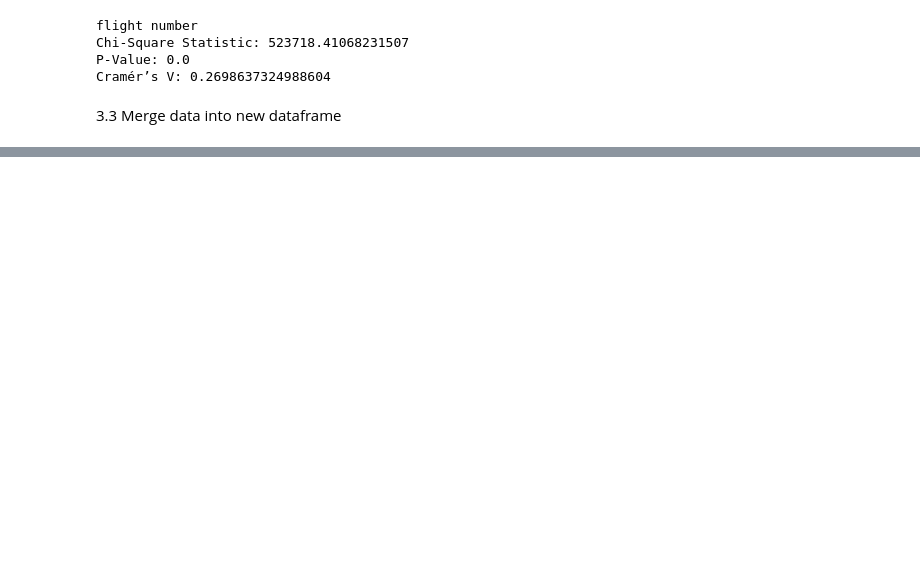
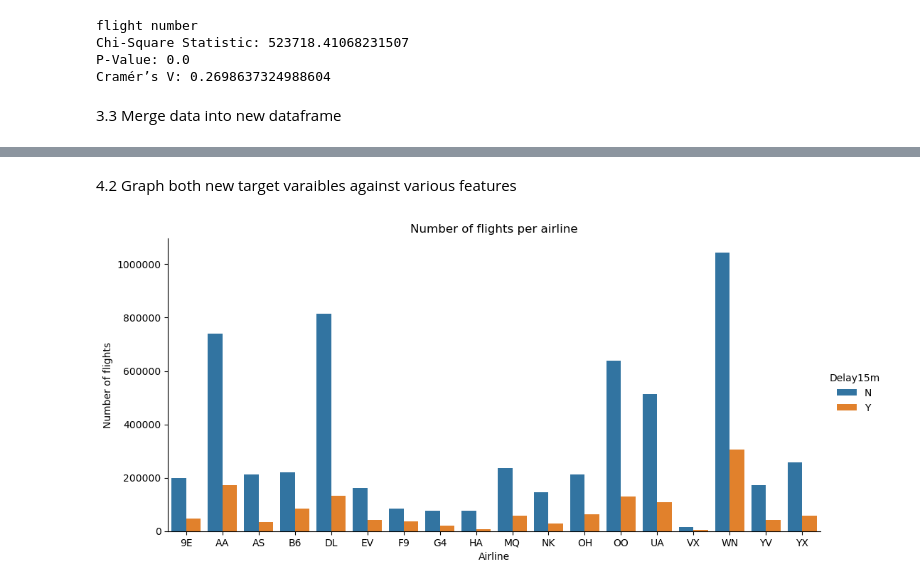
Before and after one commit to segoldsmith/Capstone2, a Jupyter notebook: capstone2_EDA.ipynb, the cells around one changed output, grey strips where cells are left out. Drawn from its saved outputs; the diff is of its cells as text; code cells hidden in the pictures; blank space fills up the shorter version.

```diff
--- a/capstone2_EDA.ipynb
+++ b/capstone2_EDA.ipynb
@@ -431,0 +500,11 @@ Based on the above, flight delays and cancellations are affected by many factors
+# %%
+#create new column that only assigns delayed status is flight delayed is more than 15 minutes
+fi['Delay15m']= fi['Dep_delay']<=15
+fi['Delay15m'].replace(to_replace=False, value= 'Y', inplace=True)
+fi['Delay15m'].replace(to_replace=True, value= 'N', inplace=True)
+# %%
+#Create new column for flights that were cancelled or delayed by 60 minutes or more
+
+fi['Delayed60m'] = (fi['Dep_delay'].isnull()) | (fi['Dep_delay']>60)
+fi['Delayed60m'].replace(to_replace=False, value= 'N', inplace=True)
+fi['Delayed60m'].replace(to_replace=True, value= 'Y', inplace=True)
@@ -431,0 +521,12 @@ Based on the above, flight delays and cancellations are affected by many factors
+# %% [markdown]
+4.2 Graph both new target varaibles against various features
+# %%
+#create graph of flights by 15 plus minutes vs airline
+sns.catplot(x='Airline', data=fi, kind='count', hue='Delay15m', order = airlinefeat, aspect=2)
+plt.ticklabel_format(style='plain', axis='y')
+plt.xlabel('Airline')
+plt.ylabel('Number of flights')
+plt.title('Number of flights per airline')
+plt.show()
+# %% [output]
+[figure, added]
```
Also changed, not shown: parts of 80 cells of this notebook.
